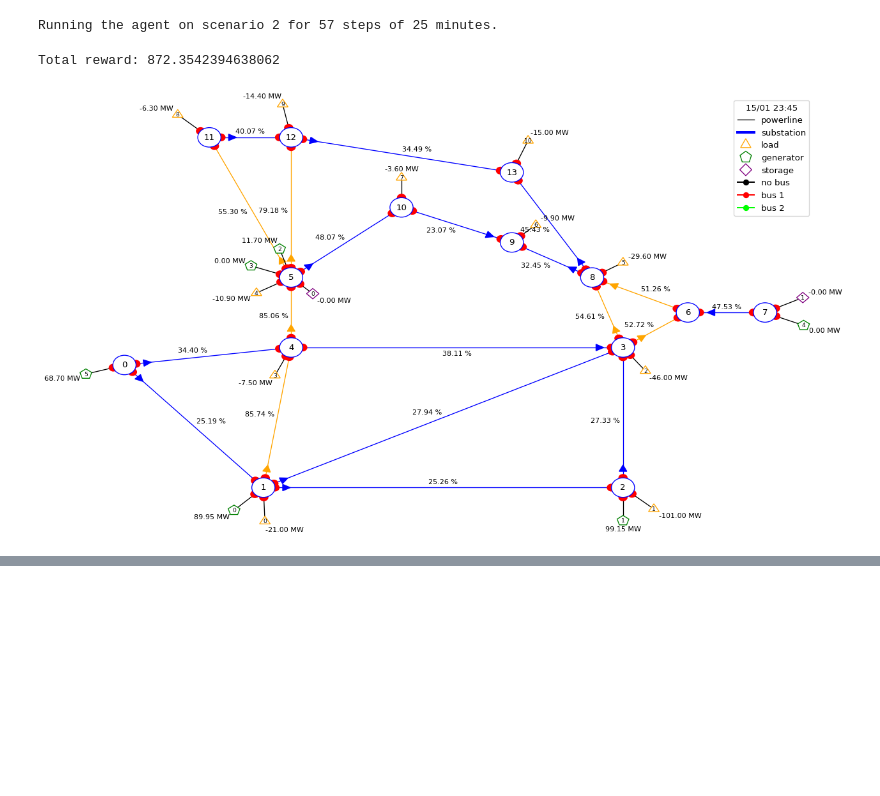
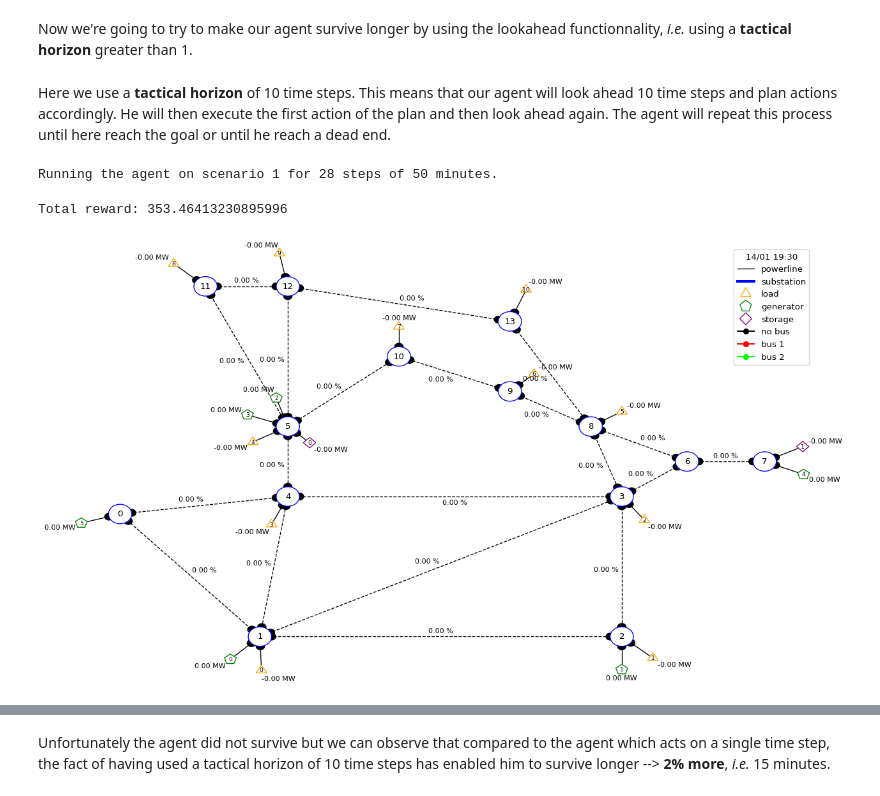
Before and after one commit to aiplan4eu/AIPlan4Grid, a Jupyter notebook: notebooks/lookahead.ipynb, the cells around one changed output, grey strips where cells are left out. Saved outputs shown, nothing was run; the diff lists cells and outputs as text; code cells hidden in the pictures; blank space fills up the shorter version.

```diff
--- a/notebooks/lookahead.ipynb
+++ b/notebooks/lookahead.ipynb
@@ -1,2 +1,4 @@
+# %% [markdown]
+Now we're going to try to make our agent survive longer by using the lookahead functionnality, *i.e.* using a **tactical horizon** greater than 1.
 # %%
 from plan4grid import Launcher
@@ -7,7 +5,13 @@ tactical_horizon = 5
+# %%
+env_name = "educ_case14_storage"
+scenario_id = 1
+tactical_horizon = 10
+launcher = Launcher(env_name=env_name, scenario_id=scenario_id, tactical_horizon=tactical_horizon)
+# %% [markdown]
+Here we use a **tactical horizon** of 10 time steps. This means that our agent will look ahead 10 time steps and plan actions accordingly. He will then execute the first action of the plan and then look ahead again. The agent will repeat this process until here reach the goal or until he reach a dead end.
 # %%
-launcher = Launcher(env_name, scenario_id, tactical_horizon)
-launcher.launch(save=True)
+launcher.launch(save=False)
 # %% [output]
-Running the agent on scenario 2 for 57 steps of 25 minutes.
+Running the agent on scenario 1 for 28 steps of 50 minutes.
-Total reward: 872.3542394638062
+Total reward: 353.46413230895996
-[figure, old version]
+[figure, new version]
@@ -15,0 +19,2 @@ Results are available in D:\AIPlan4Grid\.venv\Lib\site-packages\results\AIPlan4G
+# %% [markdown]
+Unfortunately the agent did not survive but we can observe that compared to the agent which acts on a single time step, the fact of having used a tactical horizon of 10 time steps has enabled him to survive longer --> **2% more**, *i.e.* 15 minutes.
```
Also changed, not shown: parts of 3 cells of this notebook, 9 other files.
